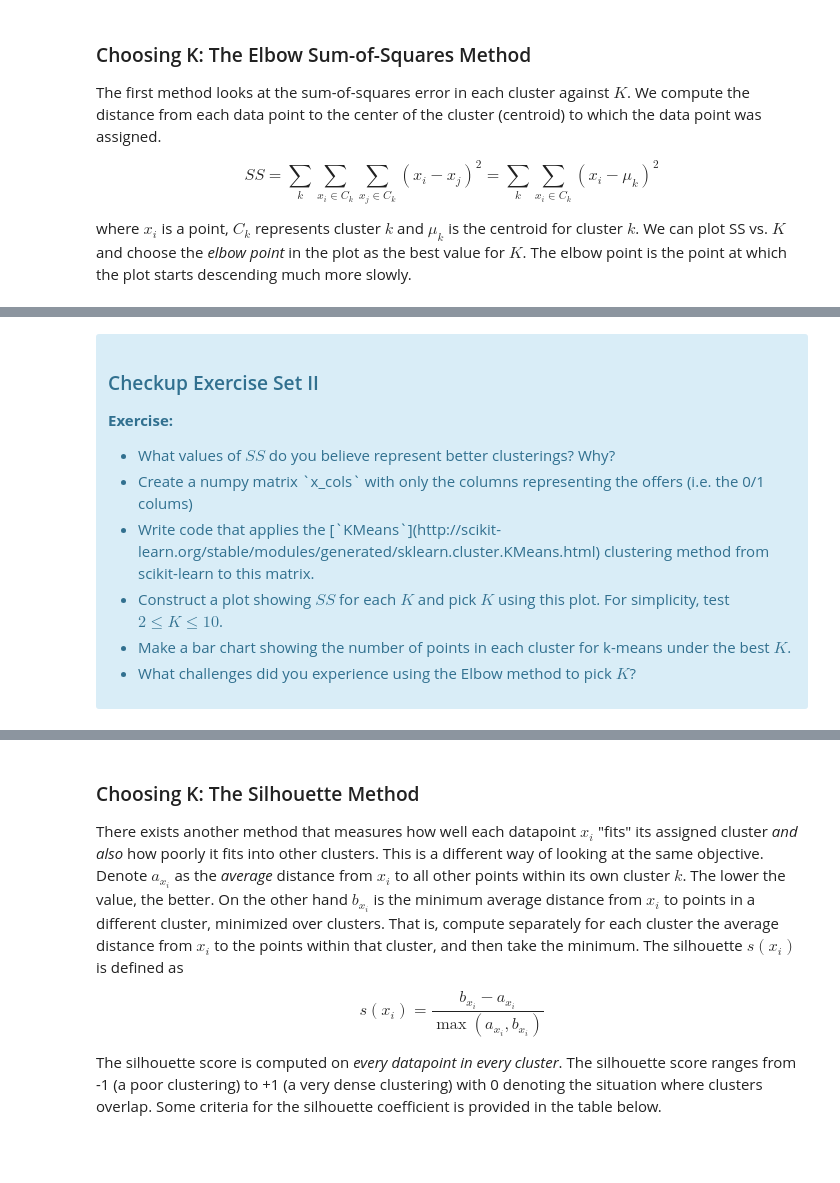
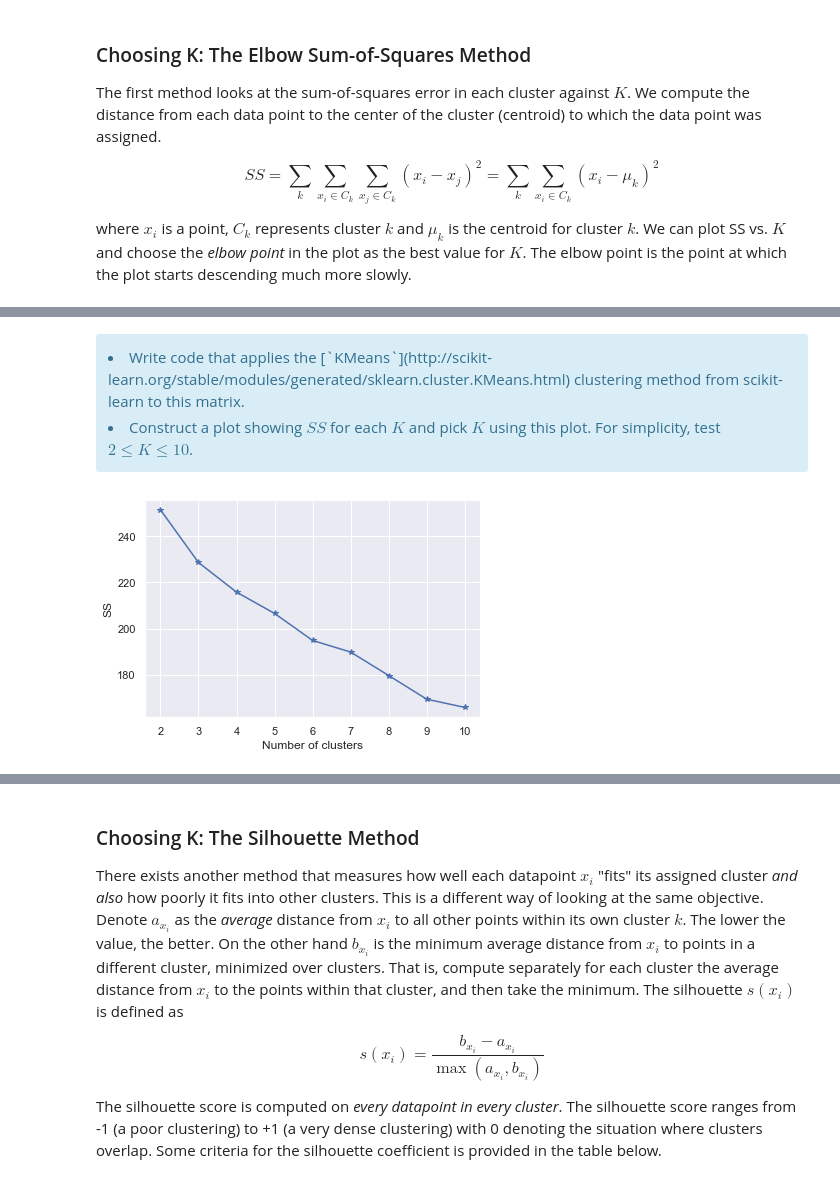
Before and after one commit to JuliaZozulia/mini-projects, a Jupyter notebook: clustering/Mini_Project_Clustering.ipynb, the cells around one changed output, grey strips where cells are left out. Drawn from its saved outputs; the diff is of its cells as text; code cells hidden in the pictures; blank space fills up the shorter version.

Commit message:
clustering

```diff
--- a/clustering/Mini_Project_Clustering.ipynb
+++ b/clustering/Mini_Project_Clustering.ipynb
@@ -62,0 +62,5 @@ The first thing we need is a way to compare customers. To do this, we're going t
+# %%
+#your turn
+df = df_offers.merge(df_transactions, on = 'offer_id')
+df = pd.pivot_table(df, values="n", index=["customer_name"], columns=["offer_id"], fill_value=0)
+df.isnull().sum().sum()
@@ -74,0 +106,3 @@ where $x_i$ is a point, $C_k$ represents cluster $k$ and $\mu_k$ is the centroid
+# %%
+x_cols = df.values
+x_cols
@@ -75,14 +117,4 @@ where $x_i$ is a point, $C_k$ represents cluster $k$ and $\mu_k$ is the centroid
 # %% [markdown]
 <div class="span5 alert alert-info">
-<h3>Checkup Exercise Set II</h3>
-
-<p><b>Exercise:</b></p>
-<ul>
-<li> What values of $SS$ do you believe represent better clusterings? Why?
-<li> Create a numpy matrix `x_cols` with only the columns representing the offers (i.e. the 0/1 colums)
 <li> Write code that applies the [`KMeans`](http://scikit-learn.org/stable/modules/generated/sklearn.cluster.KMeans.html) clustering method from scikit-learn to this matrix.
 <li> Construct a plot showing $SS$ for each $K$ and pick $K$ using this plot. For simplicity, test $2 \le K \le 10$.
-<li> Make a bar chart showing the number of points in each cluster for k-means under the best $K$.
-<li> What challenges did you experience using the Elbow method to pick $K$?
-</ul>
-</div>
@@ -90,0 +124,17 @@ where $x_i$ is a point, $C_k$ represents cluster $k$ and $\mu_k$ is the centroid
+# %%
+from sklearn.cluster import KMeans
+
+sns.set()
+
+SS = []
+
+for k in range(2, 11):
+    kmeans = KMeans(n_clusters=k).fit(x_cols)
+    SS.append(kmeans.inertia_)
+
+plt.plot(range(2, 11), SS, marker = '*')
+plt.xlabel("Number of clusters")
+plt.ylabel("SS")
+plt.show()
+# %% [output]
+[figure, added]
```
Also changed, not shown: parts of 29 cells of this notebook.
